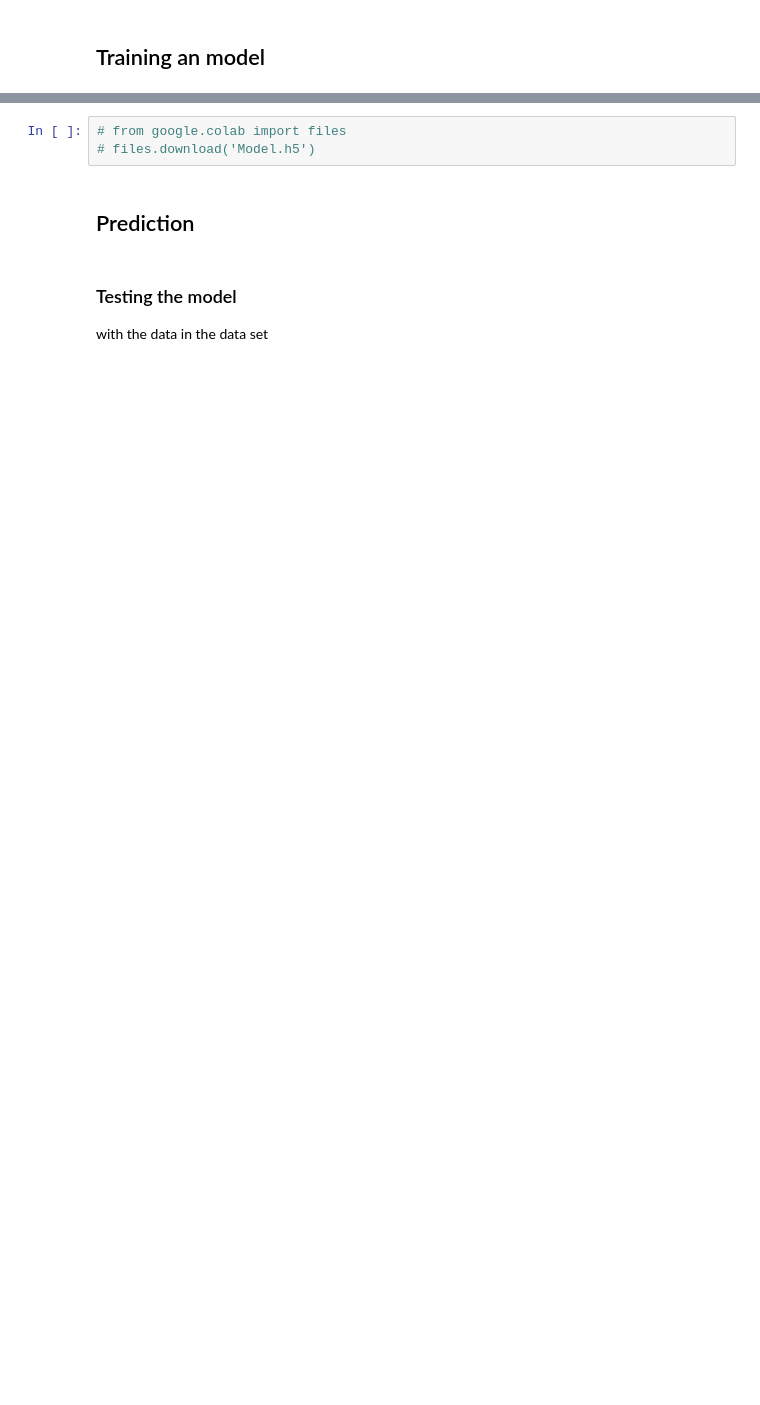
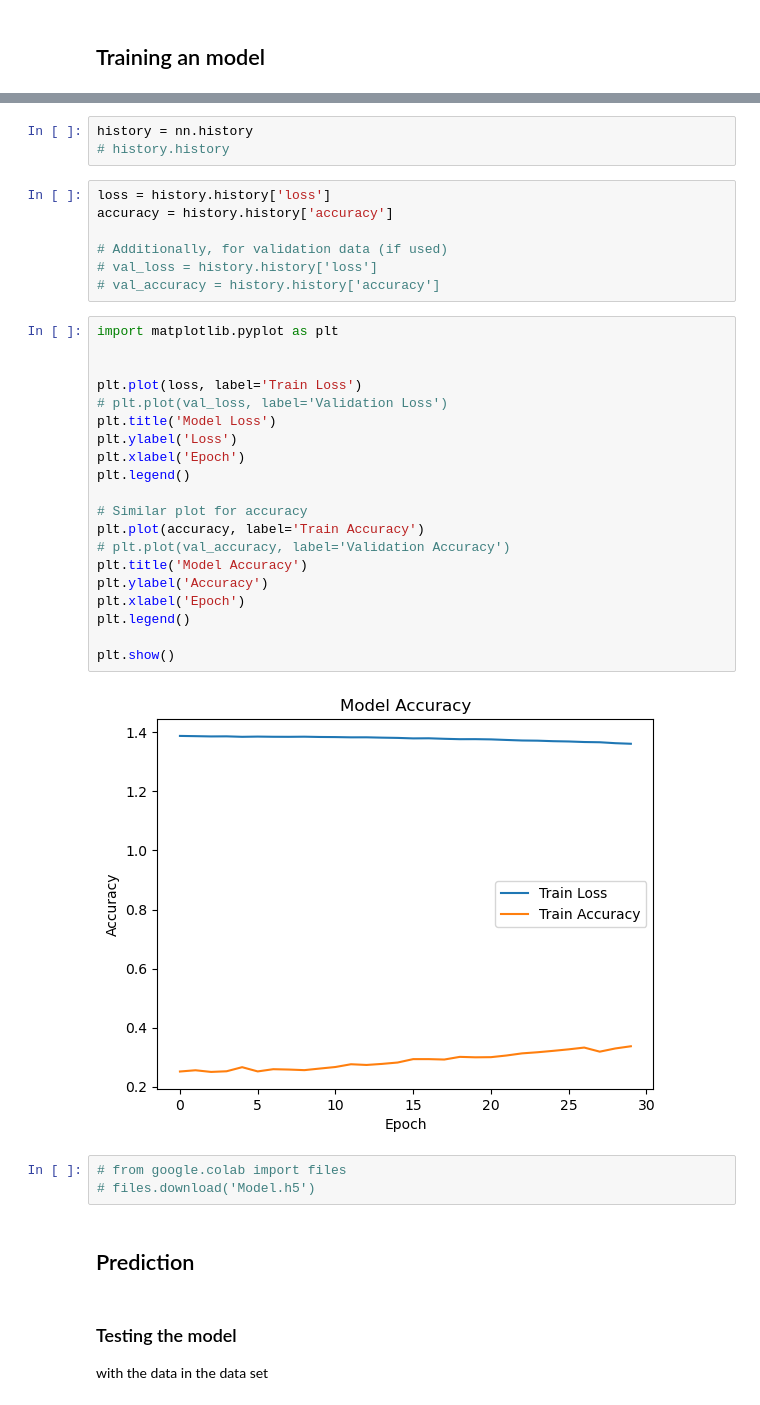
Before and after one commit to ottospiga/blood_cell_classification, a Jupyter notebook: notebooks/first_test/test_script.ipynb, the cells around one changed output, grey strips where cells are left out. Saved outputs shown, nothing was run; the diff lists cells and outputs as text; blank space fills up the shorter version.

```diff
--- a/notebooks/first_test/test_script.ipynb
+++ b/notebooks/first_test/test_script.ipynb
@@ -116,3 +143,35 @@ Epoch 1/30
+# %%
+history = nn.history
+# history.history
+# %%
+loss = history.history['loss']
+accuracy = history.history['accuracy']
+
+# Additionally, for validation data (if used)
+# val_loss = history.history['loss']
+# val_accuracy = history.history['accuracy']
+# %%
+import matplotlib.pyplot as plt
+
+
+plt.plot(loss, label='Train Loss')
+# plt.plot(val_loss, label='Validation Loss')
+plt.title('Model Loss')
+plt.ylabel('Loss')
+plt.xlabel('Epoch')
+plt.legend()
+
+# Similar plot for accuracy
+plt.plot(accuracy, label='Train Accuracy')
+# plt.plot(val_accuracy, label='Validation Accuracy')
+plt.title('Model Accuracy')
+plt.ylabel('Accuracy')
+plt.xlabel('Epoch')
+plt.legend()
+
+plt.show()
+# %% [output]
+[figure, added]
 # %%
 # from google.colab import files
 # files.download('Model.h5')
```
Also changed, not shown: parts of 7 cells of this notebook, 2 other files.
